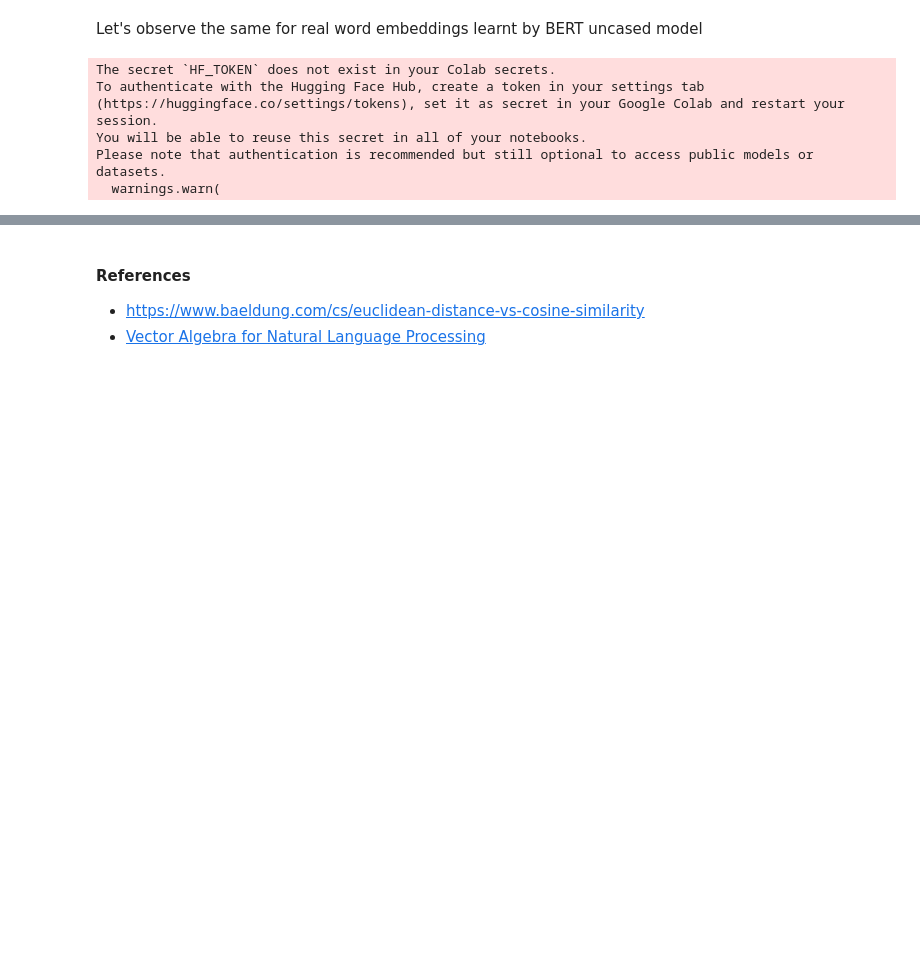
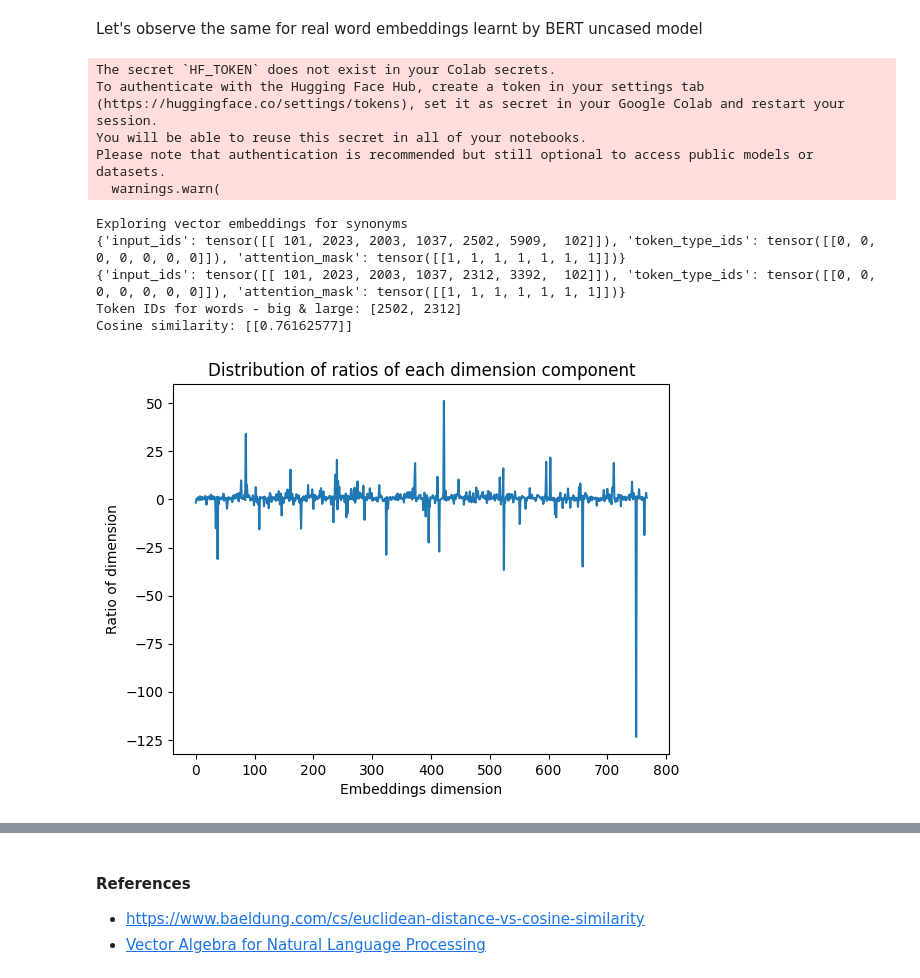
Before and after one commit to Taaniya/vector-algebra-for-nlp, a Jupyter notebook: Exploring_word_embeddings_and_cosine_similarity_intuition.ipynb, the cells around one changed output, grey strips where cells are left out. Saved outputs shown, nothing was run; the diff lists cells and outputs as text; code cells hidden in the pictures; blank space fills up the shorter version.

```diff
--- a/Exploring_word_embeddings_and_cosine_similarity_intuition.ipynb
+++ b/Exploring_word_embeddings_and_cosine_similarity_intuition.ipynb
@@ -143,3 +144,47 @@ To authenticate with the Hugging Face Hub, create a token in your settings tab (
 You will be able to reuse this secret in all of your notebooks.
 Please note that authentication is recommended but still optional to access public models or datasets.
   warnings.warn(
+# %%
+# Exploring embeddings of synonyms - big & large
+text1 = "This is a big fruit"
+text2 = "This is a large tree"
+
+encoded_input1 = bert_tokenizer(text1, padding=True, truncation=True, return_tensors='pt')
+encoded_input2 = bert_tokenizer(text2, padding=True, truncation=True, return_tensors='pt')
+
+print("Exploring vector embeddings for synonyms")
+print(encoded_input1)
+print(encoded_input2)
+
+print(f"Token IDs for words - big & large: {bert_tokenizer.convert_tokens_to_ids(['big', 'large'])}")
+
+# Compute token embeddings
+
+with torch.no_grad():
+    model_output1 = bert_model(**encoded_input1)
+    model_output2 = bert_model(**encoded_input2)
+
+# Since 1st and last tokens are [CLS] & [SEP] tokens, picking the embeddings of tokens big & large
+text1_embeddings = model_output1['last_hidden_state'][0][4]
+text2_embeddings = model_output2['last_hidden_state'][0][4]
+
+text1_embeddings = text1_embeddings.reshape(1, -1)
+text2_embeddings = text2_embeddings.reshape(1, -1)
+
+print(f"Cosine similarity: {cosine_similarity(text1_embeddings, text2_embeddings)}")
+
+dim_ratios = text1_embeddings / text2_embeddings
+
+# plot distribution of ratios of each dimension component
+plt.title("Distribution of ratios of each dimension component")
+plt.xlabel("Embeddings dimension")
+plt.ylabel("Ratio of dimension")
+plt.plot(dim_ratios[0].numpy())
+plt.show()
+# %% [output]
+Exploring vector embeddings for synonyms
+{'input_ids': tensor([[ 101, 2023, 2003, 1037, 2502, 5909,  102]]), 'token_type_ids': tensor([[0, 0, 0, 0, 0, 0, 0]]), 'attention_mask': tensor([[1, 1, 1, 1, 1, 1, 1]])}
+{'input_ids': tensor([[ 101, 2023, 2003, 1037, 2312, 3392,  102]]), 'token_type_ids': tensor([[0, 0, 0, 0, 0, 0, 0]]), 'attention_mask': tensor([[1, 1, 1, 1, 1, 1, 1]])}
+Token IDs for words - big & large: [2502, 2312]
+Cosine similarity: [[0.76162577]]
+[figure, added]
```
Also changed, not shown: parts of 6 cells of this notebook.
